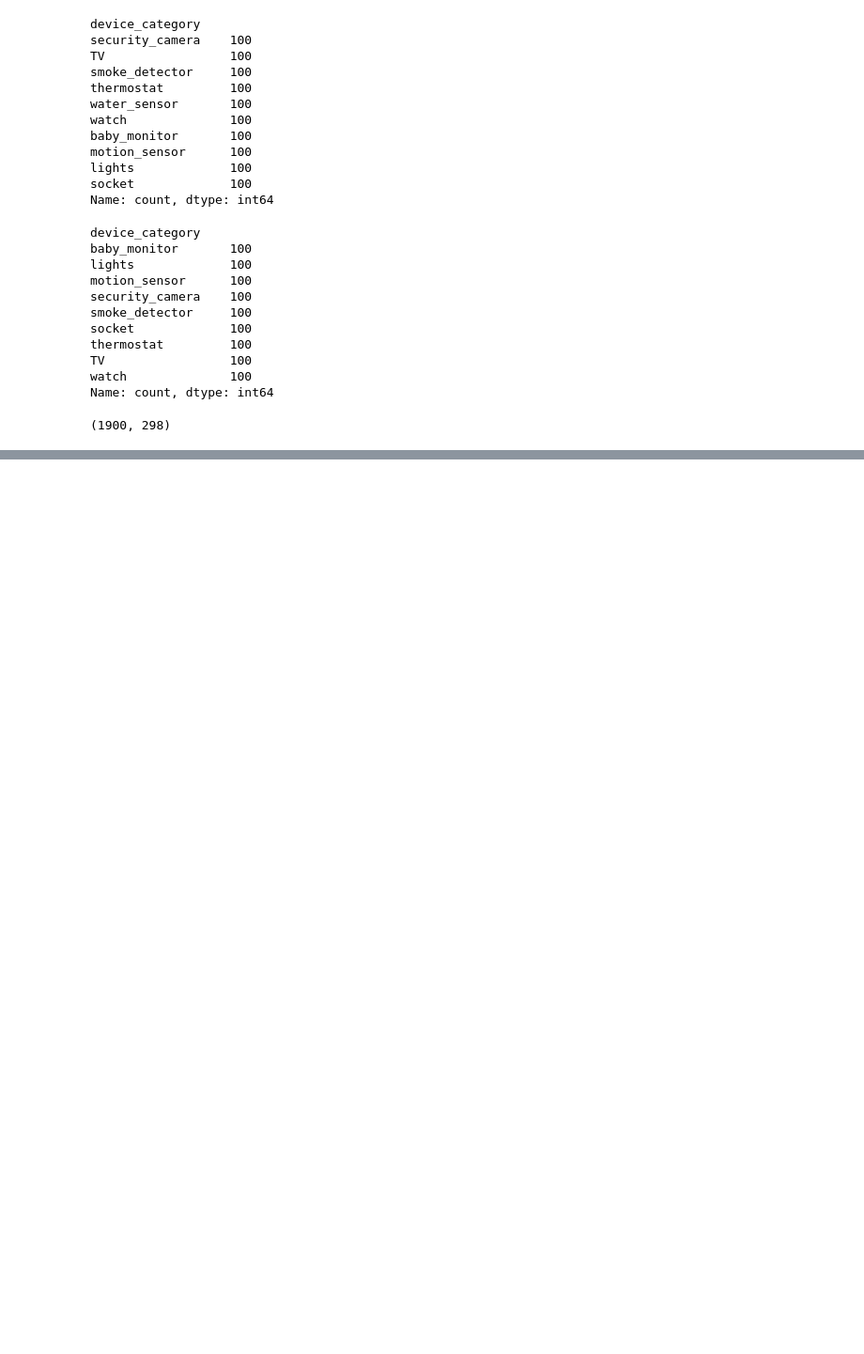
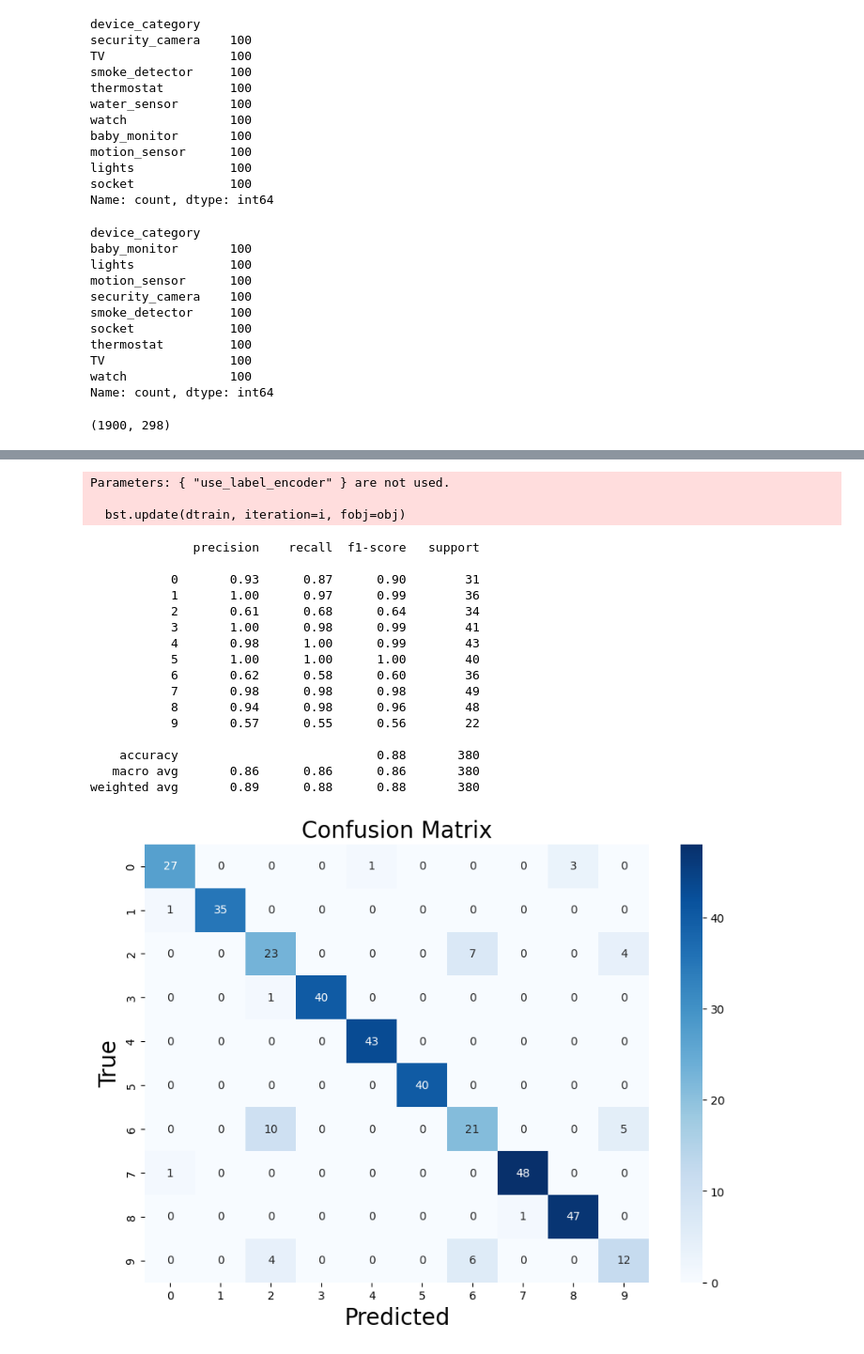
Before and after one commit to BetoPD/Iot-Device-Classifier, a Jupyter notebook: IOT_Device_Identification.ipynb, the cells around one changed output, grey strips where cells are left out. Shown at 94% size. Cells and saved outputs as stored; diff of their text form; code cells hidden in the pictures; blank space fills up the shorter version.

Commit message:
Training model

```diff
--- a/IOT_Device_Identification.ipynb
+++ b/IOT_Device_Identification.ipynb
@@ -51,0 +82,7 @@ data = data.sample(frac=1, random_state=42).reset_index(drop=True)
+# %%
+from sklearn.preprocessing import StandardScaler
+
+scaler = StandardScaler()
+X_scaled = scaler.fit_transform(X)
+X_scaled = pd.DataFrame(X_scaled, columns=X.columns)
+X_scaled.head()
@@ -51,0 +97,40 @@ data = data.sample(frac=1, random_state=42).reset_index(drop=True)
+# %%
+from sklearn.model_selection import train_test_split
+X_train, X_test, y_train, y_test = train_test_split(X_scaled.to_numpy(), y, test_size=0.2, random_state=42)
+# %%
+from xgboost import XGBClassifier
+model = XGBClassifier(use_label_encoder=False, eval_metric='mlogloss')
+model.fit(X_train, y_train)
+y_pred = model.predict(X_test)
+# %% [output]
+Parameters: { "use_label_encoder" } are not used.
+
+  bst.update(dtrain, iteration=i, fobj=obj)
+# %%
+from sklearn.metrics import classification_report, confusion_matrix
+print(classification_report(y_test, y_pred))
+cm = confusion_matrix(y_test, y_pred)
+plt.figure(figsize=(10, 7))
+sns.heatmap(cm, annot=True, fmt='d', cmap='Blues')
+plt.xlabel('Predicted', fontsize=20)
+plt.ylabel('True', fontsize=20)
+plt.title('Confusion Matrix', fontsize=20)
+plt.show()
+# %% [output]
+              precision    recall  f1-score   support
+
+           0       0.93      0.87      0.90        31
+           1       1.00      0.97      0.99        36
+           2       0.61      0.68      0.64        34
+           3       1.00      0.98      0.99        41
+           4       0.98      1.00      0.99        43
+           5       1.00      1.00      1.00        40
+           6       0.62      0.58      0.60        36
+           7       0.98      0.98      0.98        49
+           8       0.94      0.98      0.96        48
+           9       0.57      0.55      0.56        22
+
+    accuracy                           0.88       380
+   macro avg       0.86      0.86      0.86       380
+weighted avg       0.89      0.88      0.88       380
+[figure, added]
```
Also changed, not shown: parts of 5 cells of this notebook.
